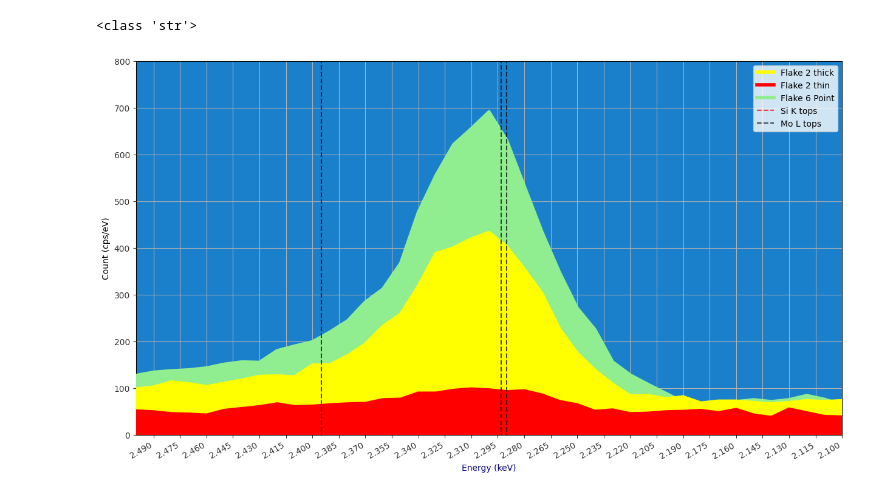
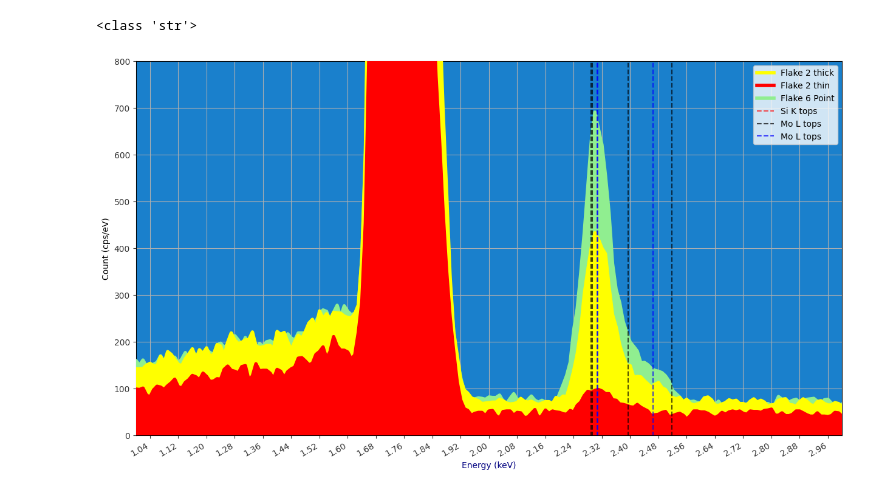
Before and after one commit to Lionfish30/Sommarjobb-2024, a Jupyter notebook: Data Importer.ipynb, the cells around one changed output. Cells and saved outputs as stored; diff of their text form; code cells hidden in the pictures.

```diff
--- a/Data Importer.ipynb
+++ b/Data Importer.ipynb
@@ -27,9 +49,10 @@ data32 = dataimporter("Flake 6 Point.txt")
 
 Molines = [2.29316, 2.28985, 2.39481, 2.5183]
 Silines = [1.73998,1.73938, 1.83594]
+Slines = [2.30784,2.30664,2.46404]
 Nticks = 30
-xmax = 2.1
-xmin = 2.5
+xmax = 3
+xmin = 1
 ymax = 800#np.max(data[:,1])+1000
 
 
@@ -39,31 +62,32 @@ fmt = lambda x, pos: '{}'.format(x).rstrip('0')
 plotter(ax,data,5,"yellow","Flake 2 thick")
 plotter(ax,data2,6,"red","Flake 2 thin")
 # plotter(ax,data31,3,"green","Flake 6 Area")
 plotter(ax,data32,4,"lightgreen","Flake 6 Point")
 # ax.plot(data[:,0],data[:,1],zorder=5, lw = 4, color = "yellow", label = "flake 2 thick")
 # ax.fill_between(data[:,0],data[:,1],zorder=5, color = "yellow",)
 # ax.plot(data2[:,0],data2[:,1],zorder=6, lw = 4, color = "red")
 # ax.plot(data31[:,0],data31[:,1],zorder=6, lw = 4, color = "green")
 # ax.plot(data32[:,0],data32[:,1],zorder=6, lw = 4, color = "lightgreen")
 
 plt.setp(ax.get_xticklabels(), rotation=30, horizontalalignment='right')
 ax.xaxis.set_major_locator(ticker.MaxNLocator(Nticks))
 #ax.xaxis.set_major_formatter(ticker.FuncFormatter(lambda x, pos: str(x).rstrip('0')))
 ax.grid(zorder = 1)
 ax.set_xlim([xmin,xmax])
 ax.set_ylim([0,ymax])
 ax.set_facecolor((0.1, 0.5, 0.8))
 ax.spines['bottom'].set_color('black')
 ax.spines['top'].set_color('black')
 ax.xaxis.label.set_color('navy')
 ax.tick_params(colors=(0.2, 0.2, 0.2), which ='both')
 ax.set_xlabel("Energy (keV)")
 ax.set_ylabel("Count (cps/eV)")
 
 ax.vlines(Silines,-1000,ymax, colors="red",linestyles="dashed", alpha = 0.7, label="Si K tops",zorder = 10)#Silicon K tops
 ax.vlines(Molines,-1000,ymax, colors="black",linestyles="dashed",alpha = 0.7,label= "Mo L tops",zorder = 10)#Mo L tops
+ax.vlines(Slines,-1000,ymax, colors=(0,0,1),linestyles="dashed",alpha = 0.7,label= "Mo L tops",zorder = 10)#S K tops
 ax.legend()
 
 plt.show()
 # %% [output]
-[figure, old version]
+[figure, new version]
```
Also changed, not shown: parts of 2 cells of this notebook.
